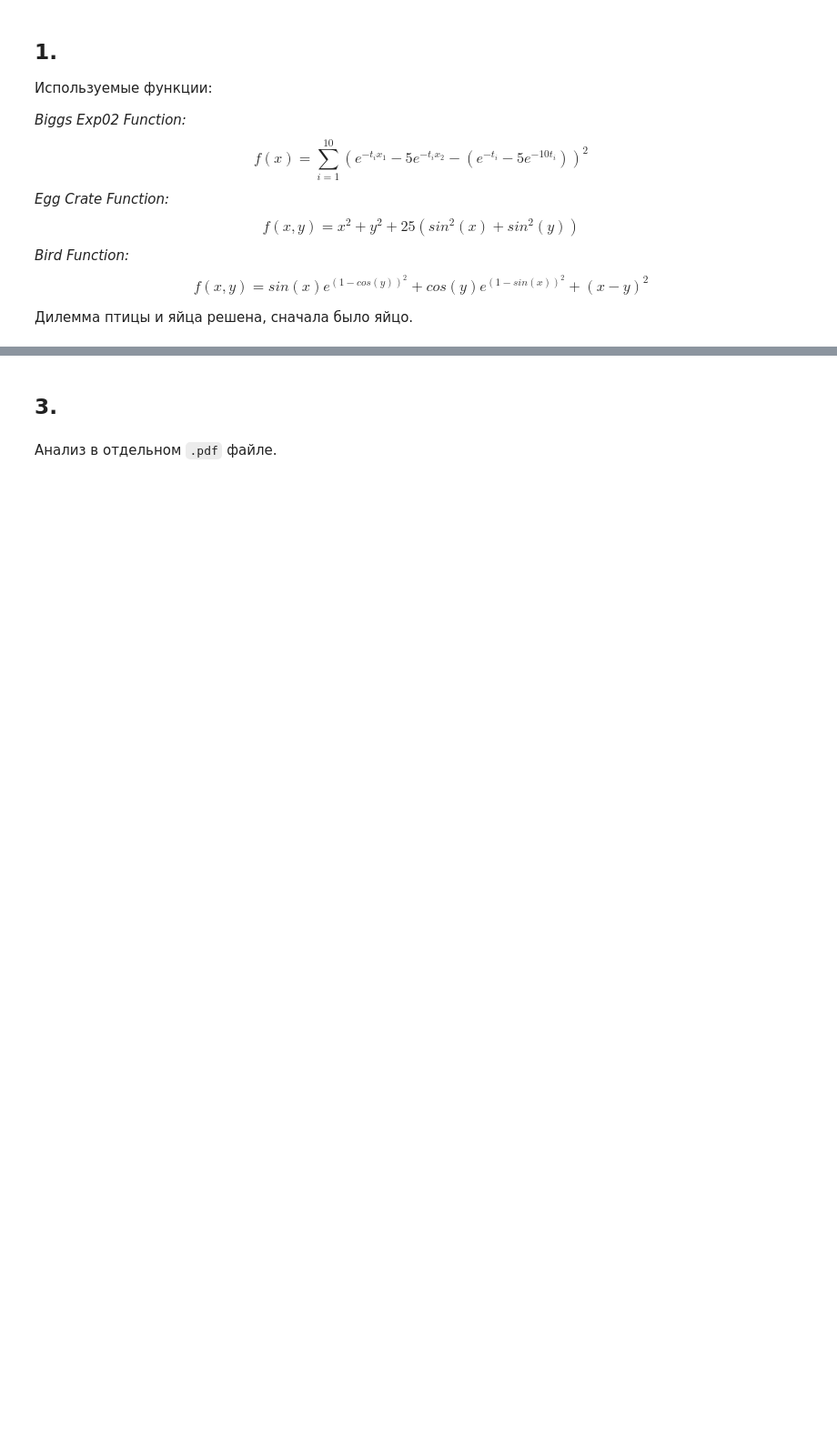
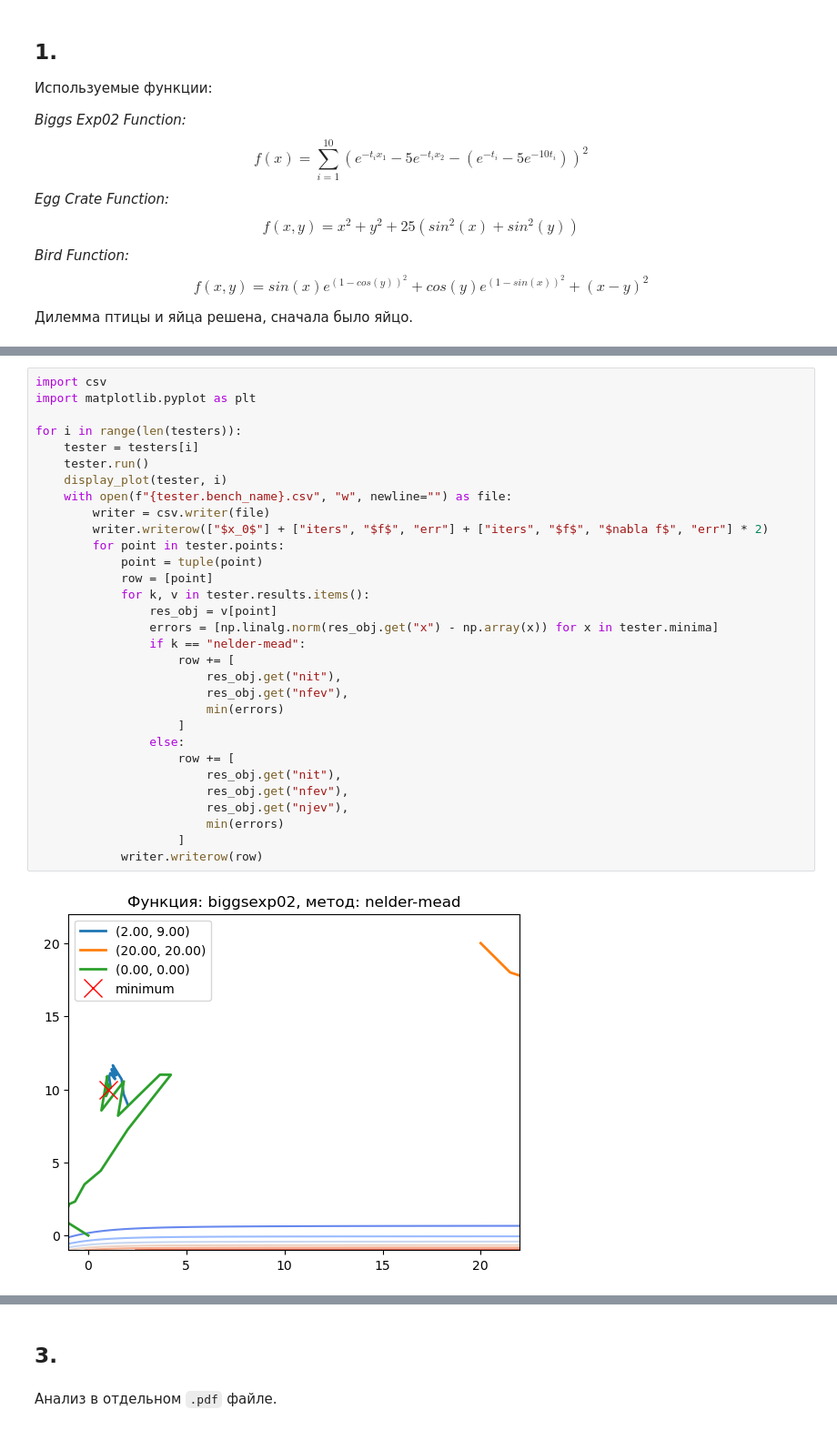
Before and after one commit to radiantbread/numerical-methods, a Jupyter notebook: Lab3/Lab3.ipynb, the cells around one changed output, grey strips where cells are left out. Shown at 91% size. Saved outputs shown, nothing was run; the diff lists cells and outputs as text; blank space fills up the shorter version.

```diff
--- a/Lab3/Lab3.ipynb
+++ b/Lab3/Lab3.ipynb
@@ -96,0 +113,33 @@ for tester in testers:
+# %%
+import csv
+import matplotlib.pyplot as plt
+
+for i in range(len(testers)):
+    tester = testers[i]
+    tester.run()
+    display_plot(tester, i)
+    with open(f"{tester.bench_name}.csv", "w", newline="") as file:
+        writer = csv.writer(file)
+        writer.writerow(["$x_0$"] + ["iters", "$f$", "err"] + ["iters", "$f$", "$nabla f$", "err"] * 2)
+        for point in tester.points:
+            point = tuple(point)
+            row = [point]
+            for k, v in tester.results.items():
+                res_obj = v[point]
+                errors = [np.linalg.norm(res_obj.get("x") - np.array(x)) for x in tester.minima]
+                if k == "nelder-mead":
+                    row += [
+                        res_obj.get("nit"),
+                        res_obj.get("nfev"),
+                        min(errors)
+                    ]
+                else:
+                    row += [
+                        res_obj.get("nit"),
+                        res_obj.get("nfev"),
+                        res_obj.get("njev"),
+                        min(errors)
+                    ]
+            writer.writerow(row)
+# %% [output]
+[figure, added]
```
Also changed, not shown: parts of 7 cells of this notebook, 28 other files.
